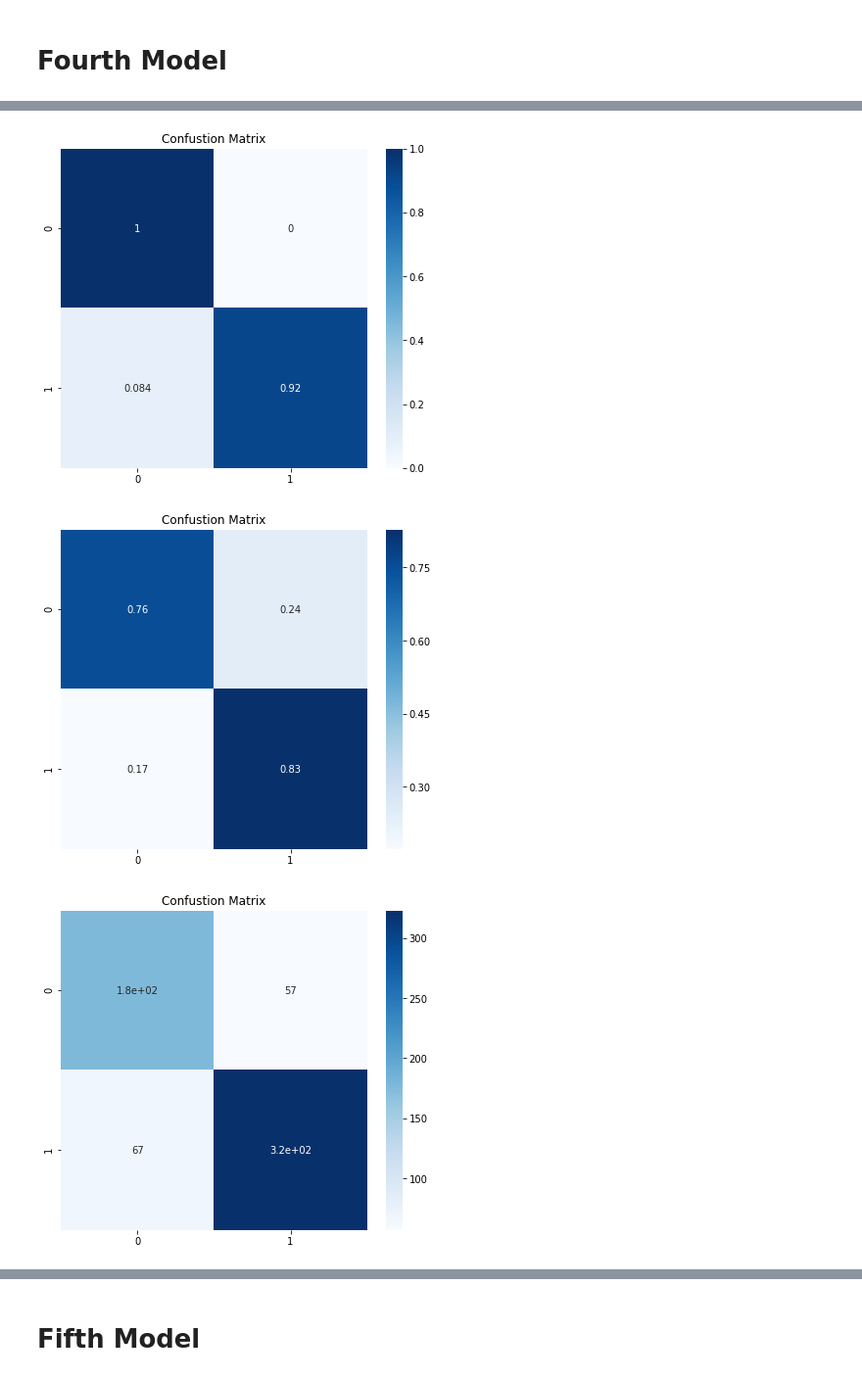
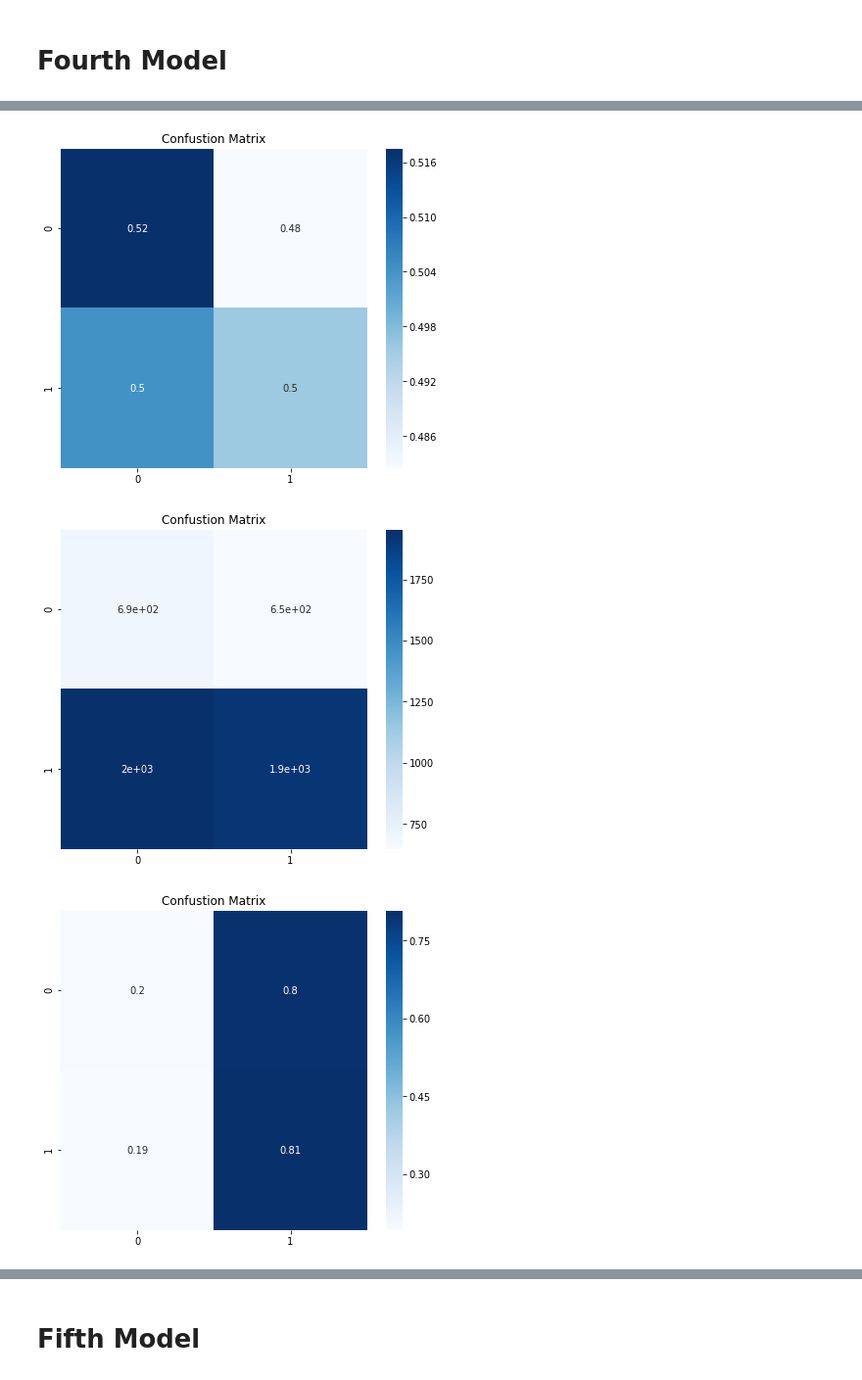
Before and after one commit to minthammock/dsc-mod-4-project-v2-1-onl01-dtsc-pt-041320, a Jupyter notebook: project_notebook.ipynb, the cells around one changed output, grey strips where cells are left out. Shown at 98% size. Cells and saved outputs as stored; diff of their text form; code cells hidden in the pictures.

Commit message:
introduced more models

```diff
--- a/project_notebook.ipynb
+++ b/project_notebook.ipynb
@@ -307,0 +449,8 @@ dfSecondModel.plot()
+# %%
+def confustion_matrix(y, y_hat, normalize = 'true'):
+    fig, ax = plt.subplots(1,1,figsize = (7,6))
+    matrix = skm.confusion_matrix(y, y_hat, normalize=normalize,)
+    sns.heatmap(matrix, cmap = 'Blues', annot=True, ax = ax)
+    ax.set(
+        title = 'Confustion Matrix'
+    )
@@ -531,12 +741,12 @@ def build_fourth_model():
 # %%
 fourthModel_filepath = os.path.join('fourth_model')
-fourthModelEarlyStop = EarlyStopping(patience=6, mode = 'auto')
+fourthModelEarlyStop = EarlyStopping(patience=10, mode = 'auto',  restore_best_weights=True)
 fourthModelCheckpoint = ModelCheckpoint(fourthModel_filepath,save_best_only=True)
 # %%
-fourthModel = KerasClassifier(
-    build_fourth_model,
+fourthModelHistory = fourthModel.fit(
+    train,
     batch_size=64,
-    epochs=25,
-    validation_data= (valImages, valImageLabels),
-    class_weight = {0:10, 1:1},
+    epochs=30,
+    validation_data= val,
+    class_weight = {0:weights[0], 1:weights[1]},
     callbacks=[fourthModelEarlyStop, fourthModelCheckpoint])
@@ -543,2 +770,0 @@ fourthModel = KerasClassifier(
-# %%
-fourthModel.fit(trainImages, trainImageLabels)
@@ -574,12 +785,14 @@ fourthModel.model.evaluate(valImages, valImageLabels)
 # %%
-y4_hat_train = fourthModel.predict(trainImages)
-y4_train = trainImageLabels
+y4_hat_train = fourthModel.predict(train).round()
+y4_train = train.labels
+y4_hat_val = fourthModel.predict(val).round()
+y4_val = val.labels
+
 confustion_matrix(y4_train, y4_hat_train)
-y4_hat_val = fourthModel.predict(valImages)
-y4_val = valImageLabels
+confustion_matrix(y4_train, y4_hat_train, normalize = None)
 confustion_matrix(y4_val, y4_hat_val)
 confustion_matrix(y4_val, y4_hat_val, normalize=None)
 # %% [output]
-[figure, old version]
+[figure, new version]
-[figure, old version]
+[figure, new version]
-[figure, old version]
+[figure, new version]
```
Also changed, not shown: parts of 88 cells of this notebook, 4 other files.
